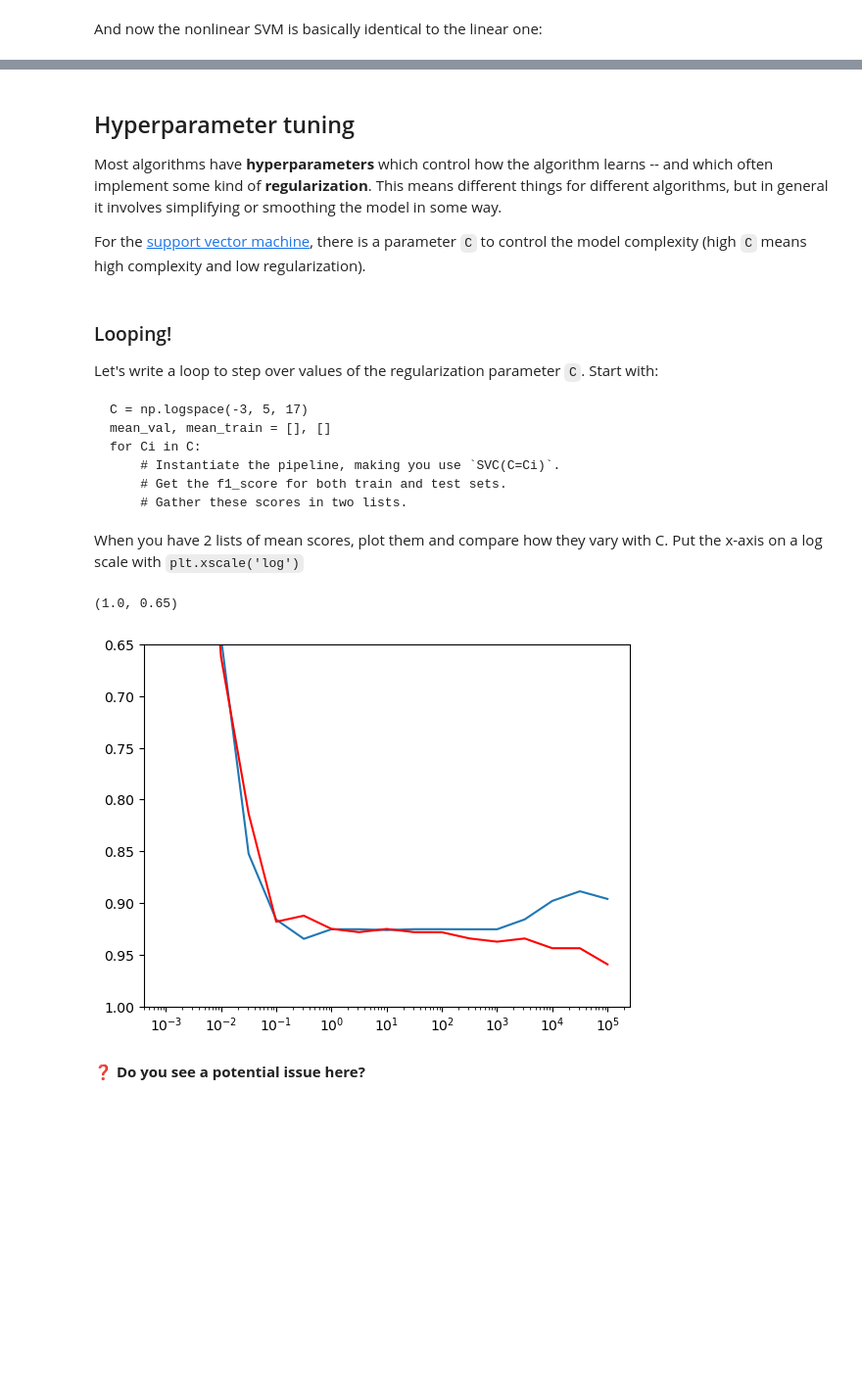
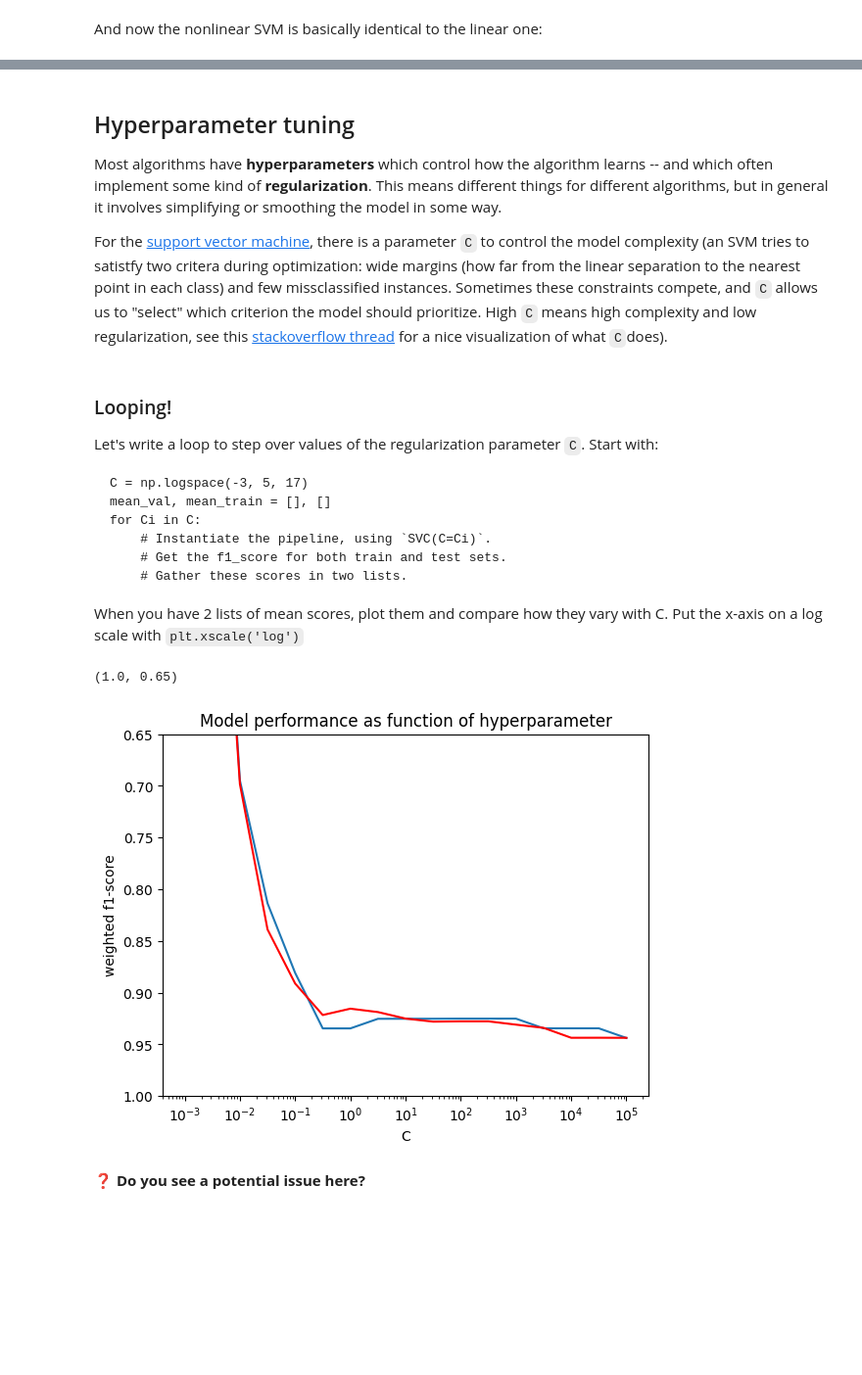
Before and after one commit to dawidszczur/intro-to-data-science, a Jupyter notebook: SOLUTIONS/1_classification_SOLVED.ipynb, the cells around one changed output, grey strips where cells are left out. Shown at 98% size. Drawn from its saved outputs; the diff is of its cells as text; code cells hidden in the pictures; blank space fills up the shorter version.

```diff
--- a/SOLUTIONS/1_classification_SOLVED.ipynb
+++ b/SOLUTIONS/1_classification_SOLVED.ipynb
@@ -13,7 +13,7 @@ First we'll import some data. I'm using an extract from the Rock Property Catalo
 # %%
 import pandas as pd
 
-url = 'https://raw.githubusercontent.com/scienxlab/datasets/refs/heads/main/rpc/3-lithologies.csv'
+url = 'https://raw.githubusercontent.com/scienxlab/datasets/refs/heads/main/rpc/rpc-3-imbalanced.csv'
 
 df = pd.read_csv(url)
 
@@ -94,6 +100,6 @@ from sklearn.svm import SVC
 
 svc = SVC(kernel='linear')
 
-svc.fit(X, y)
+clf = svc.fit(X, y)
 
-y_pred = svc.predict(X)
+y_pred = clf.predict(X)
@@ -221,0 +321,8 @@ sns.kdeplot(X_test[:, 0])
+# %%
+X_train, X_test, y_train, y_test = train_test_split(X, y, random_state=1337)
+
+svc = SVC(kernel='linear')
+svc.fit(X_train, y_train)
+y_pred = svc.predict(X_test)
+
+print(classification_report(y_test, y_pred))
@@ -375,4 +541,4 @@ weighted avg       0.93      0.93      0.93       107
 
 Most algorithms have **hyperparameters** which control how the algorithm learns -- and which often implement some kind of **regularization**. This means different things for different algorithms, but in general it involves simplifying or smoothing the model in some way.
 
-For the [support vector machine](https://scikit-learn.org/stable/modules/generated/sklearn.svm.SVC.html), there is a parameter `C` to control the model complexity (high `C` means high complexity and low regularization).
+For the [support vector machine](https://scikit-learn.org/stable/modules/generated/sklearn.svm.SVC.html), there is a parameter `C` to control the model complexity (an SVM tries to satistfy two critera during optimization: wide margins (how far from the linear separation to the nearest point in each class) and few missclassified instances. Sometimes these constraints compete, and `C` allows us to "select" which criterion the model should prioritize. High `C` means high complexity and low regularization, see this [stackoverflow thread](https://stats.stackexchange.com/a/159051) for a nice visualization of what `C`does).
@@ -384,7 +554,7 @@ Let's write a loop to step over values of the regularization parameter `C`. Star
     C = np.logspace(-3, 5, 17)
     mean_val, mean_train = [], []
     for Ci in C:
-        # Instantiate the pipeline, making you use `SVC(C=Ci)`.
+        # Instantiate the pipeline, using `SVC(C=Ci)`.
         # Get the f1_score for both train and test sets.
         # Gather these scores in two lists.
 
@@ -392,25 +566,27 @@ When you have 2 lists of mean scores, plot them and compare how they vary with C
 # %%
-import numpy as np
 from sklearn.metrics import f1_score
 
 C = np.logspace(-3, 5, 17)
 
 test, train = [], []
 for Ci in C:
     pipe = make_pipeline(StandardScaler(), SVC(C=Ci))
     pipe.fit(X_train, y_train)
     y_pred = pipe.predict(X_test)
     test.append(f1_score(y_test, y_pred, average='weighted'))
     y_pred = pipe.predict(X_train)
     train.append(f1_score(y_train, y_pred, average='weighted'))
 
 plt.plot(C, test)
 plt.plot(C, train, c='r')
+plt.xlabel('C')
+plt.ylabel('weighted f1-score')
+plt.title('Model performance as function of hyperparameter')
 plt.xscale('log')
 plt.ylim(1.0, 0.65)
 # %% [output]
 (1.0, 0.65)
-[figure, old version]
+[figure, new version]
 # %% [markdown]
 **❓ Do you see a potential issue here?**
 
```
Also changed, not shown: parts of 58 cells of this notebook, 2 other files.
